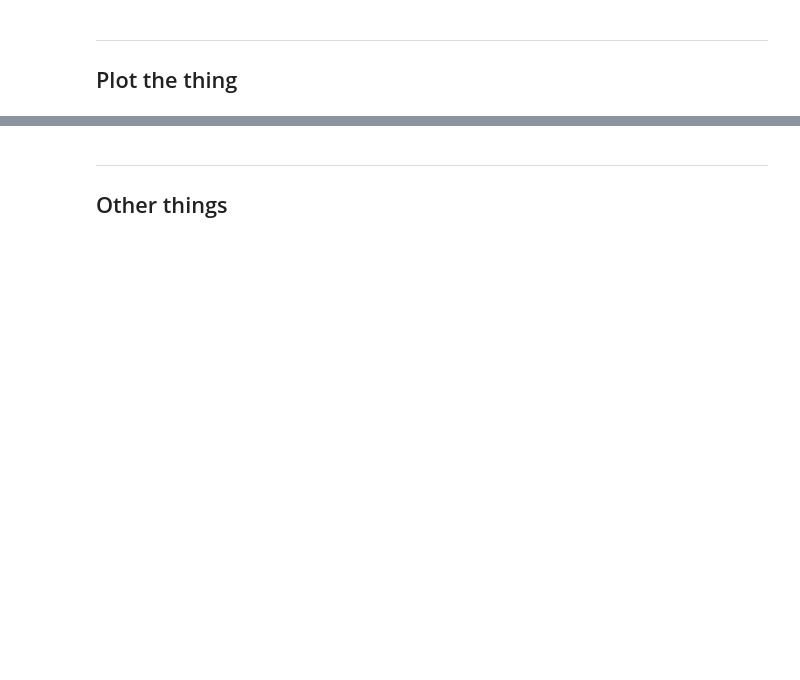
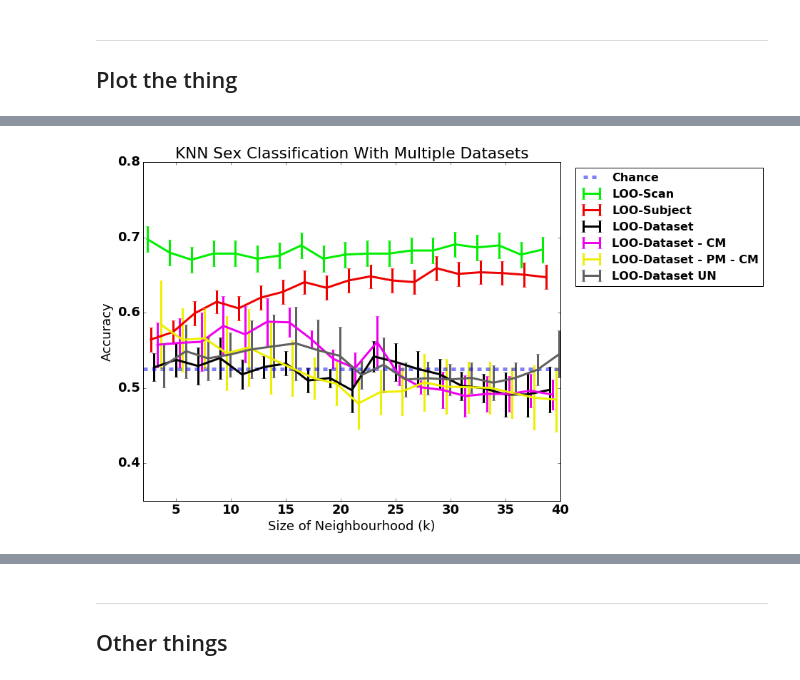
Before and after one commit to gkiar/dataset_variance, a Jupyter notebook: code/prototype/knn_classification.ipynb, the cells around one changed output, grey strips where cells are left out. Cells and saved outputs as stored; diff of their text form; code cells hidden in the pictures; blank space fills up the shorter version.

Commit message:
updated notebook with unit norm data normalization for loo-dataset :sparkles:

```diff
--- a/code/prototype/knn_classification.ipynb
+++ b/code/prototype/knn_classification.ipynb
@@ -319,0 +362,2 @@ for i in neighbourhoods:
+# %%
+feat_un = normalize(feat)
@@ -348,0 +512,27 @@ plt.show()
+# %%
+fig = plt.figure(figsize=(1.2*8,8))
+plt.errorbar(neighbourhoods-0.6, mean_loo_scan, std_loo_scan/np.sqrt(len(sexy)), lw=3, color='#00ee00')
+plt.errorbar(neighbourhoods-0.3, mean_loo_subj, std_loo_subj/np.sqrt(len(sexy)), lw=3, color='#ee0000')
+plt.hold(True)
+plt.axhline(sum(sexy)/len(sexy), linestyle='--', lw=5, alpha=0.5, color="#0000ee")
+plt.errorbar(neighbourhoods, mean_loo_dset, std_loo_dset/np.sqrt(len(dataset*1)), lw=3, color='#000000')
+plt.errorbar(neighbourhoods+0.3, mean_loo_dset_cm, std_loo_dset_cm/np.sqrt(len(dataset*1)), lw=3, color='#ee00ee')
+plt.errorbar(neighbourhoods+0.6, mean_loo_dset_pmcm, std_loo_dset_pmcm/np.sqrt(len(dataset*1)), lw=3, color='#eeee00')
+plt.errorbar(neighbourhoods+0.9, mean_loo_dset_un, std_loo_dset_un/np.sqrt(len(dataset*1)), lw=3, color='#606060')
+
+# plt.ylim((0.5, 0.7))
+# plt.yticks((0.5, 0.6, 0.7),(0.5, 0.6, 0.7))
+# plt.xticks((0, 20, 40),(0, 20, 40))
+plt.xlim([2, 40])
+plt.ylim([0.35, 0.8])
+plt.xlabel('Size of Neighbourhood (k)')
+plt.ylabel('Accuracy')
+plt.title('KNN Sex Classification With Multiple Datasets')
+lgd = plt.legend(('Chance', 'LOO-Scan', 'LOO-Subject', 'LOO-Dataset',
+                  'LOO-Dataset - CM', 'LOO-Dataset - PM - CM', 'LOO-Dataset UN'), fontsize=16, bbox_to_anchor = (1.5, 1))
+plt.tight_layout(1)
+plt.savefig('../../figs/graphs/desikan/classification/knn_vectorgraph_class_errorbars.png',
+            bbox_extra_artists=(lgd,), bbox_inches='tight')
+plt.show()
+# %% [output]
+[figure, added]
```
Also changed, not shown: parts of 17 cells of this notebook, 2 other files.
